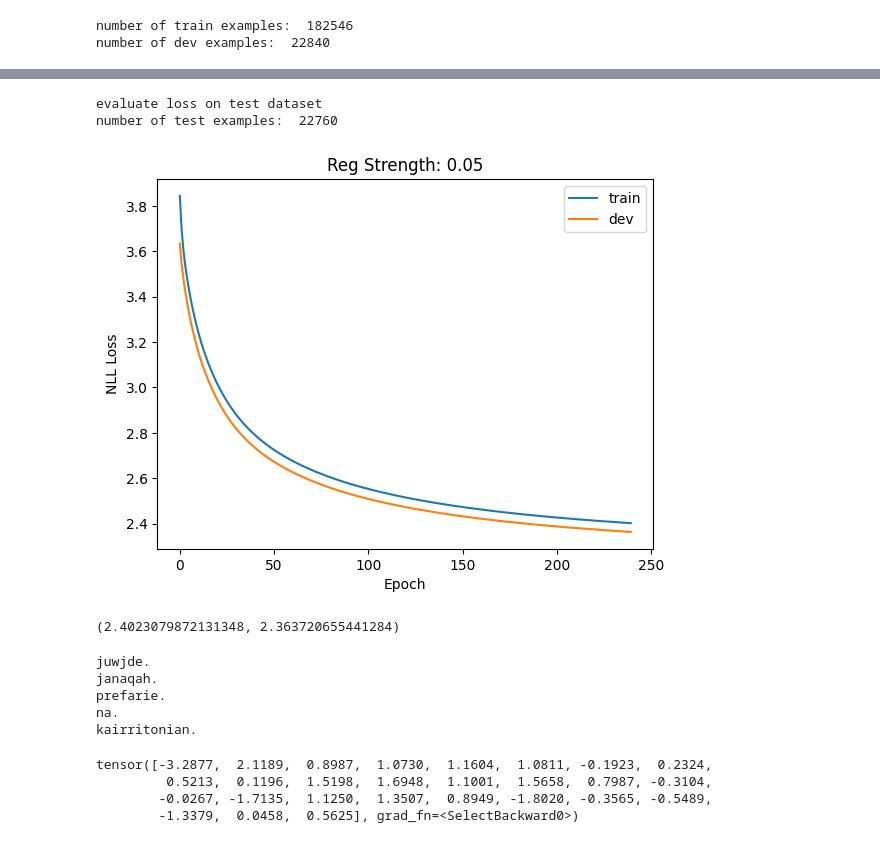
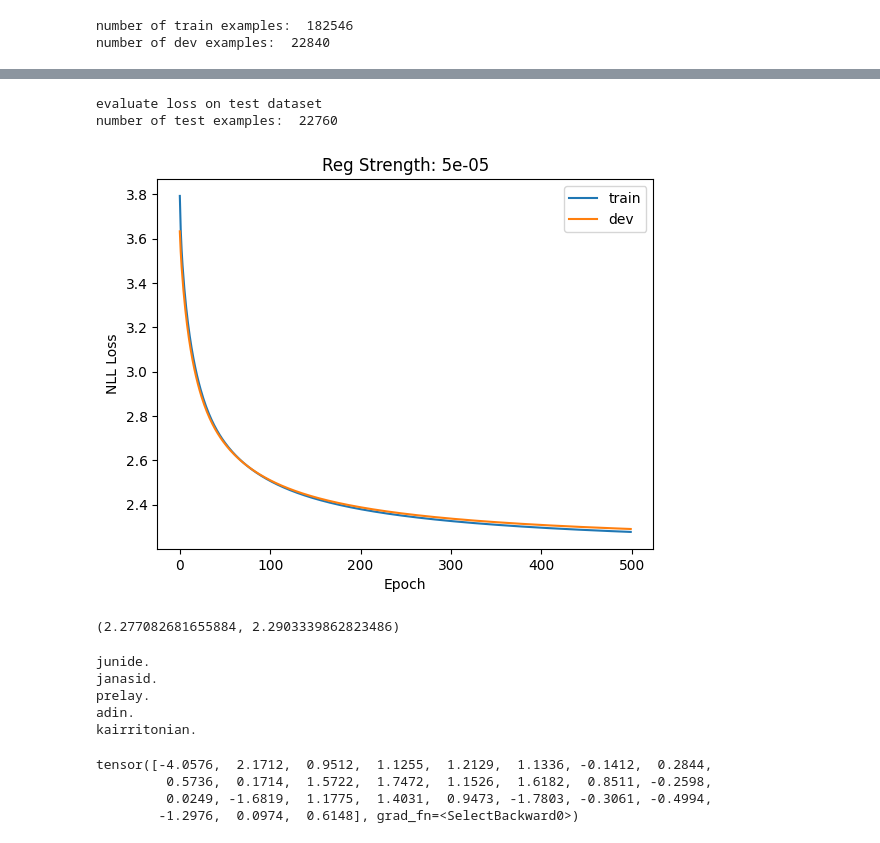
Before and after one commit to ademyanchuk/makemore, a Jupyter notebook: makemore_part1_trigrams.ipynb, the cells around one changed output, grey strips where cells are left out. Cells and saved outputs as stored; diff of their text form; code cells hidden in the pictures.

Commit message:
Update to train for 500 epochs + E06

```diff
--- a/makemore_part1_trigrams.ipynb
+++ b/makemore_part1_trigrams.ipynb
@@ -572,7 +572,7 @@ for reg_strength in [0.00005, 0.001, 0.01, 0.05, 1, 5]:
   train_losses = []
   dev_losses = []
 
-  for k in range(240):
+  for k in range(500):
 
     # forward pass
     logits = W[xs] # predict log-counts
@@ -634,39 +634,39 @@ W = torch.randn((729, 27), generator=g, requires_grad=True)
 train_losses = []
 dev_losses = []
 
 # train model with the best regularization settings
-for k in range(240):
+for k in range(500):
 
   # forward pass
   logits = W[xs] # predict log-counts
   # counts = logits.exp() # counts, equivalent to N
   # probs = counts / counts.sum(1, keepdims=True) # probabilities for next character
   # loss = -probs[torch.arange(num), ys].log().mean() + 0.05*(W**2).mean() # best on dev set
-  loss = F.cross_entropy(logits, ys) + 0.05*(W**2).mean()  # E05 change
+  loss = F.cross_entropy(logits, ys) + 0.00005*(W**2).mean()  # E05 change
   train_losses.append(loss.item())
   # backward pass
   W.grad = None # set to zero the gradient
   loss.backward()
   # update
   W.data += -50 * W.grad
 
   # forward pass to evaluate loss
   with torch.no_grad():
     logits = W[xtests] # predict log-counts
     # counts = logits.exp() # counts, equivalent to N
     # probs = counts / counts.sum(1, keepdims=True) # probabilities for next character
     # loss = -probs[torch.arange(num_test), ytests].log().mean() # only want to see NLL part
     loss = F.cross_entropy(logits, ytests)  # E05 change
     dev_losses.append(loss.item())
 
 # plot after finishing experiment
-plot_train_dev_loss(train_losses, dev_losses, 0.05)
+plot_train_dev_loss(train_losses, dev_losses, 0.00005)
 # %% [output]
 evaluate loss on test dataset
 number of test examples:  22760
-[figure, old version]
+[figure, new version]
 # %%
 train_losses[-1], dev_losses[-1]
 # %% [output]
-(2.4023079872131348, 2.363720655441284)
+(2.277082681655884, 2.2903339862823486)
 # %%
@@ -705,18 +705,18 @@ for _ in range(5):
     i = pairtoi[pair]
   print(''.join(out[1:]))
 # %% [output]
-juwjde.
-janaqah.
-prefarie.
-na.
+junide.
+janasid.
+prelay.
+adin.
 kairritonian.
 # %%
 W[0]
 # %% [output]
-tensor([-3.2877,  2.1189,  0.8987,  1.0730,  1.1604,  1.0811, -0.1923,  0.2324,
-         0.5213,  0.1196,  1.5198,  1.6948,  1.1001,  1.5658,  0.7987, -0.3104,
-        -0.0267, -1.7135,  1.1250,  1.3507,  0.8949, -1.8020, -0.3565, -0.5489,
-        -1.3379,  0.0458,  0.5625], grad_fn=<SelectBackward0>)
+tensor([-4.0576,  2.1712,  0.9512,  1.1255,  1.2129,  1.1336, -0.1412,  0.2844,
+         0.5736,  0.1714,  1.5722,  1.7472,  1.1526,  1.6182,  0.8511, -0.2598,
+         0.0249, -1.6819,  1.1775,  1.4031,  0.9473, -1.7803, -0.3061, -0.4994,
+        -1.2976,  0.0974,  0.6148], grad_fn=<SelectBackward0>)
 # %%
 W[1]
 # %% [output]
```
Also changed, not shown: parts of 7 cells of this notebook, 2 other files.
